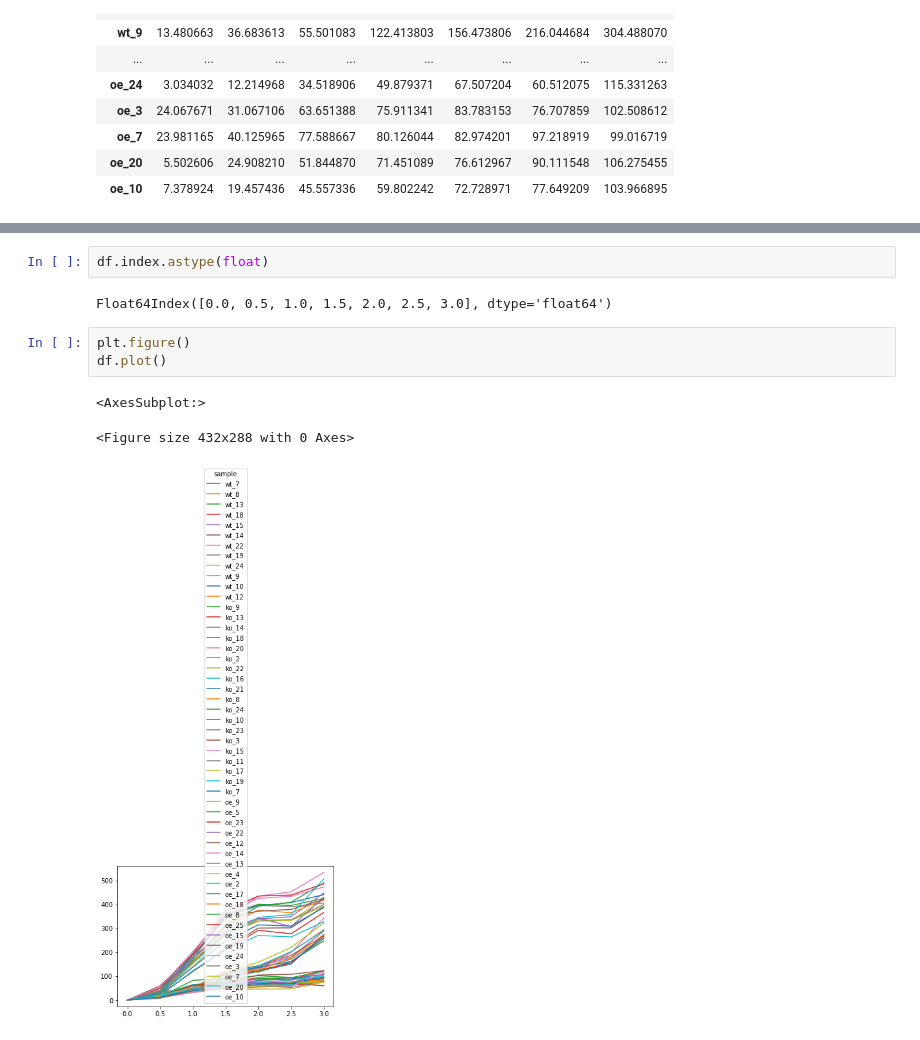
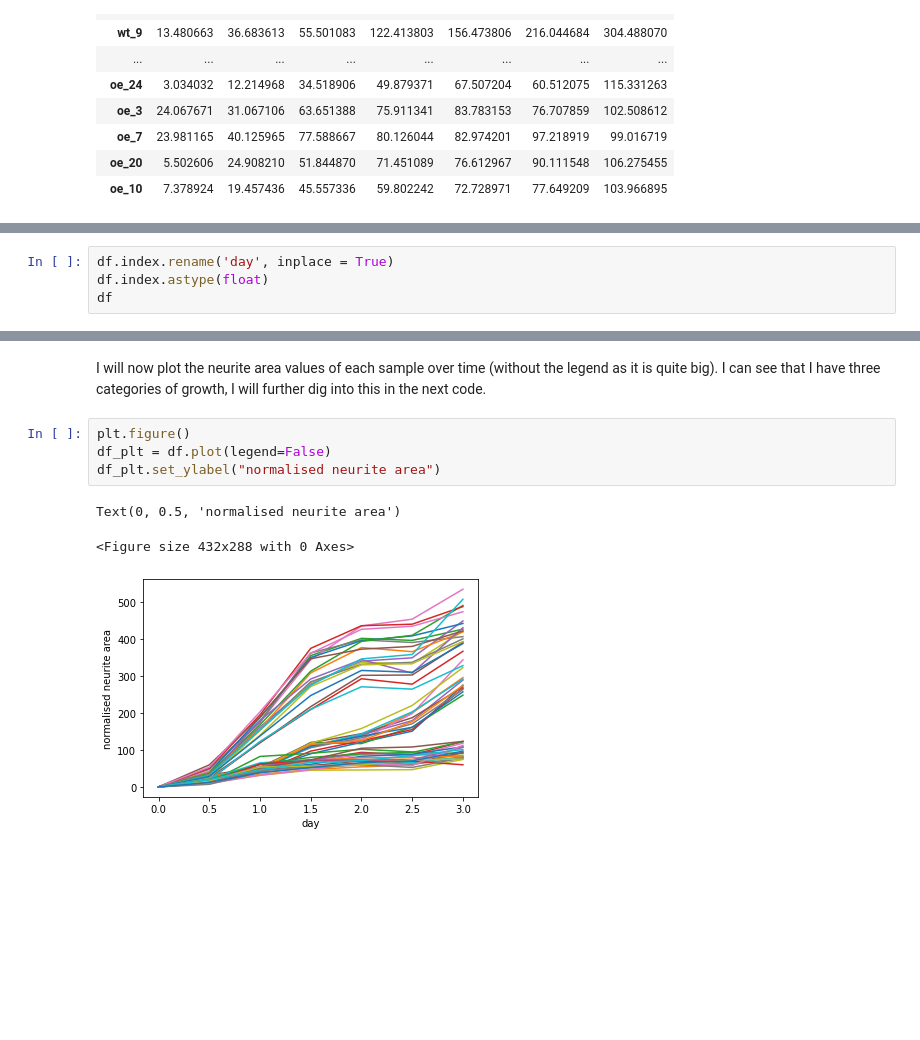
Before and after one commit to valedavi/dataforscience_residency, a Jupyter notebook: Pre-processing and visualization.ipynb, the cells around one changed output, grey strips where cells are left out. Saved outputs shown, nothing was run; the diff lists cells and outputs as text; blank space fills up the shorter version.

```diff
--- a/Pre-processing and visualization.ipynb
+++ b/Pre-processing and visualization.ipynb
@@ -129,0 +139,4 @@ df
+# %%
+df.index.rename('day', inplace = True)
+df.index.astype(float)
+df
@@ -140,14 +167,13 @@ df
 | 2.5 | 150.511480 | 199.779863 | 161.083200 | 154.889778 | 178.917158 | 186.796774 | 198.042880 | 170.469855 | 219.856182 | 202.564021 | ... | ... |
 | 3.0 | 274.688650 | 295.116821 | 247.679504 | 266.167378 | 288.531401 | 269.651464 | 343.105737 | 263.011284 | 322.148130 | 291.007407 | ... | ... |
 7 rows × 51 columns
-# %%
-df.index.astype(float)
-# %% [output]
-Float64Index([0.0, 0.5, 1.0, 1.5, 2.0, 2.5, 3.0], dtype='float64')
+# %% [markdown]
+I will now plot the neurite area values of each sample over time (without the legend as it is quite big). I can see that I have three categories of growth, I will further dig into this in the next code.
 # %%
 plt.figure()
-df.plot()
+df_plt = df.plot(legend=False)
+df_plt.set_ylabel("normalised neurite area")
 # %% [output]
-<AxesSubplot:>
+Text(0, 0.5, 'normalised neurite area')
 <Figure size 432x288 with 0 Axes>
-[figure, old version]
+[figure, new version]
```
Also changed, not shown: parts of 15 cells of this notebook, 1 other file.
